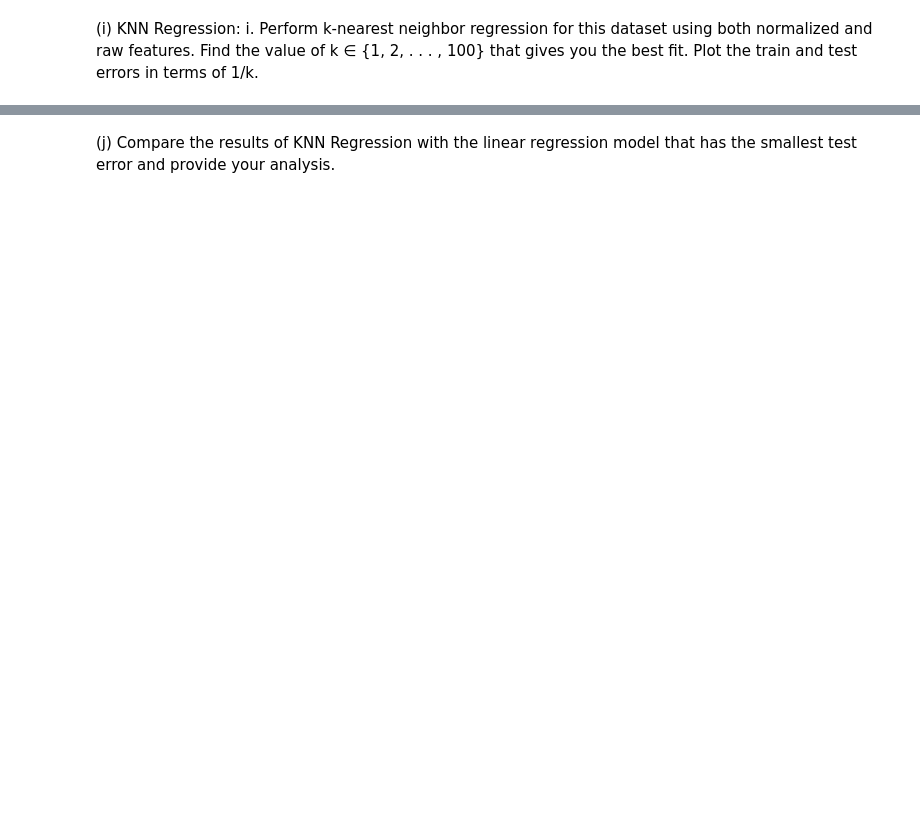
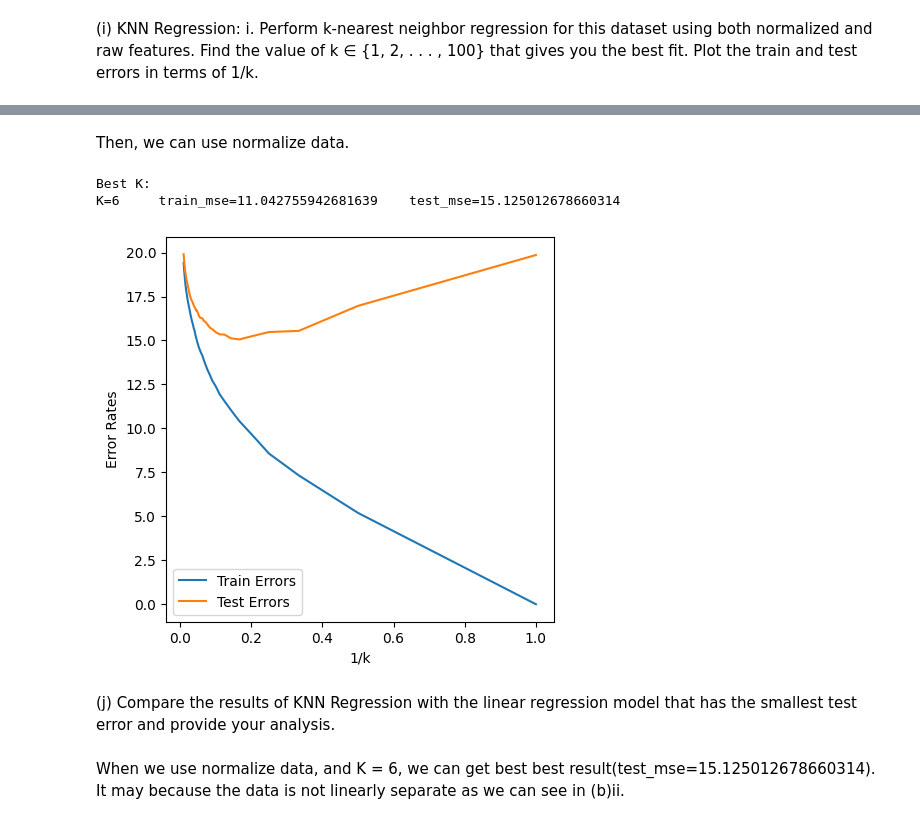
Before and after one commit to dvzhang/DSCI-552, a Jupyter notebook: HW2/notebook/DSCI552_HW2_Tianzuo_Zhang.ipynb, the cells around one changed output, grey strips where cells are left out. Cells and saved outputs as stored; diff of their text form; code cells hidden in the pictures; blank space fills up the shorter version.

```diff
--- a/HW2/notebook/DSCI552_HW2_Tianzuo_Zhang.ipynb
+++ b/HW2/notebook/DSCI552_HW2_Tianzuo_Zhang.ipynb
@@ -297,2 +579,16 @@ i. Perform k-nearest neighbor regression for this dataset using both normalized
+# %% [markdown]
+Then, we can use normalize data.
+# %%
+train_input_nom = train_input.apply(lambda line:( line - line.mean()) / np.std(line), axis = 0)
+test_input_nom = test_input.apply(lambda line:( line - line.mean()) / np.std(line), axis = 0)
+ress = KNN([train_input_nom, train_output, test_input_nom, test_output])
+
+paint(ress)
+# %% [output]
+Best K:
+K=6     train_mse=11.042755942681639    test_mse=15.125012678660314
+[figure, added]
 # %% [markdown]
 (j) Compare the results of KNN Regression with the linear regression model that has the smallest test error and provide your analysis.
+# %% [markdown]
+When we use normalize data, and K = 6, we can get best best result(test_mse=15.125012678660314). It may because the data is not linearly separate as we can see in (b)ii.
```
Also changed, not shown: parts of 29 cells of this notebook, 12 other files.
